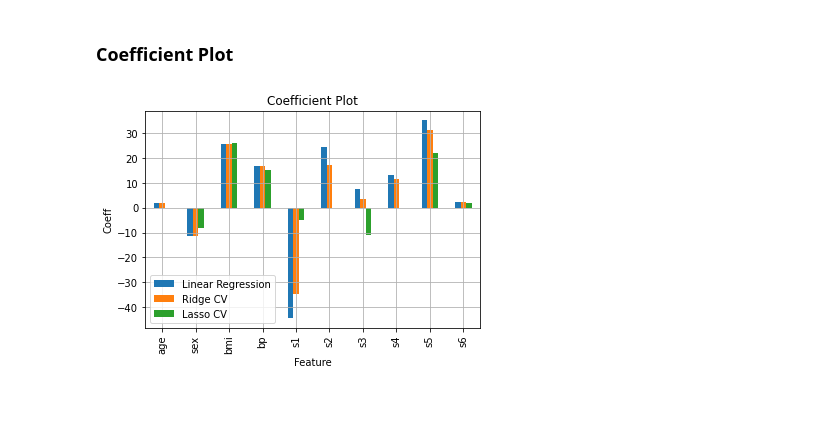
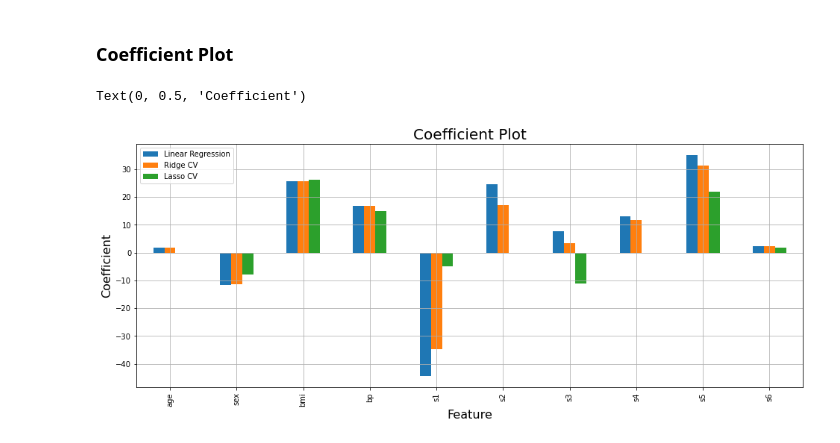
Before and after one commit to edkrueger/lasso-demo, a Jupyter notebook: notebooks/1-pratical.ipynb, the cells around one changed output. Drawn from its saved outputs; the diff is of its cells as text; code cells hidden in the pictures; blank space fills up the shorter version.

Commit message:
Make plots more consistent.

```diff
--- a/notebooks/1-pratical.ipynb
+++ b/notebooks/1-pratical.ipynb
@@ -145,11 +145,18 @@ list(zip(feature_names, ridge_cv_coef))
 # %%
 plot_df = pd.DataFrame(
     {
         "Linear Regression": linear_regression_coef,
         "Ridge CV": ridge_cv_coef,
         "Lasso CV": lasso_cv_coef,
     },
     index=feature_names,
-).plot.bar(title="Coefficient Plot", xlabel="Feature", ylabel="Coeff", grid=True)
+).plot.bar(
+    figsize=(16, 6),
+    grid=True,
+)
+plt.title("Coefficient Plot", fontsize=20)
+plt.xlabel("Feature", fontsize=16)
+plt.ylabel("Coefficient", fontsize=16)
 # %% [output]
+Text(0, 0.5, 'Coefficient')
-[figure, old version]
+[figure, new version]
```
Also changed, not shown: parts of 1 cell of this notebook, 1 other file.
